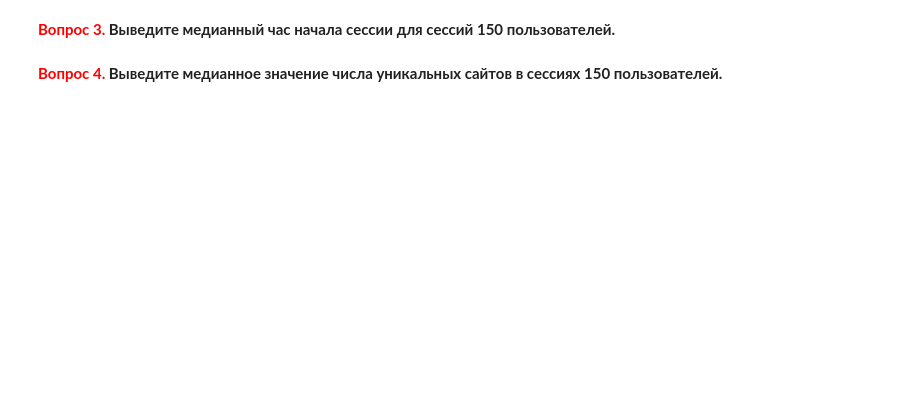
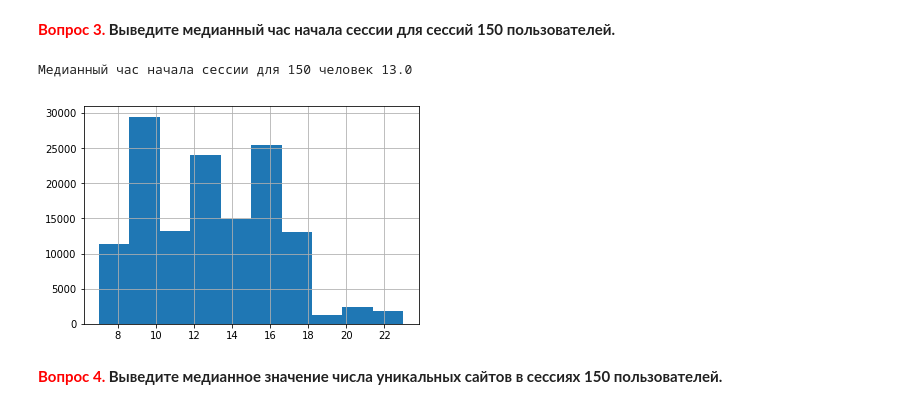
Before and after one commit to n-surkov/coursera_ml, a Jupyter notebook: solution/week3_visual_analysis_and_fe.ipynb, the cells around one changed output. Cells and saved outputs as stored; diff of their text form; code cells hidden in the pictures; blank space fills up the shorter version.

```diff
--- a/solution/week3_visual_analysis_and_fe.ipynb
+++ b/solution/week3_visual_analysis_and_fe.ipynb
@@ -216,2 +206,8 @@ with open(os.path.join(PATH_TO_DATA,
+# %%
+train_data_150users['start_hour'].hist()
+print('Медианный час начала сессии для 150 человек {}'.format(train_data_150users['start_hour'].median()))
+# %% [output]
+Медианный час начала сессии для 150 человек 13.0
+[figure, added]
 # %% [markdown]
 **<font color='red'>Вопрос 4. </font>Выведите медианное значение числа уникальных сайтов в сессиях 150 пользователей.**
```
Also changed, not shown: parts of 20 cells of this notebook.
